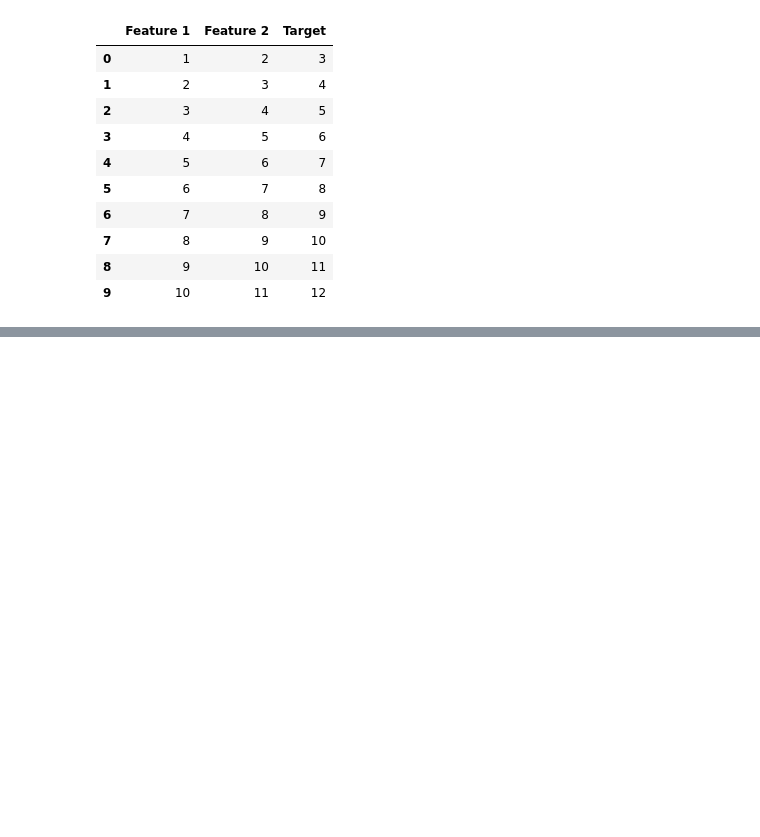
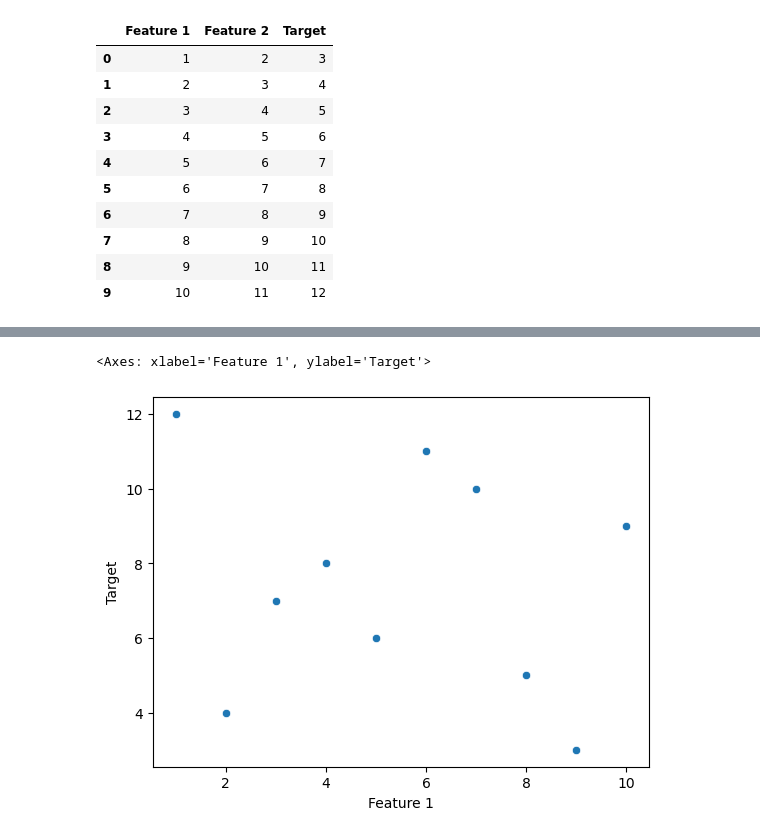
Before and after one commit to alex46x/Space, a Jupyter notebook: 04_AI_and_ML/Machine_Learning/USA_Housing/model.ipynb, the cells around one changed output, grey strips where cells are left out. Saved outputs shown, nothing was run; the diff lists cells and outputs as text; code cells hidden in the pictures; blank space fills up the shorter version.

```diff
--- a/04_AI_and_ML/Machine_Learning/USA_Housing/model.ipynb
+++ b/04_AI_and_ML/Machine_Learning/USA_Housing/model.ipynb
@@ -219,0 +230,7 @@ example_df
+# %%
+new_col = example_df['Target'].copy()
+
+np.random.shuffle(new_col)
+# %%
+example_df['Target'] = new_col
+example_df
@@ -219,0 +249,5 @@ example_df
+# %%
+sns.scatterplot(data = example_df , x='Feature 1' , y='Target')
+# %% [output]
+<Axes: xlabel='Feature 1', ylabel='Target'>
+[figure, added]
```
Also changed, not shown: parts of 15 cells of this notebook, 1 other file.
